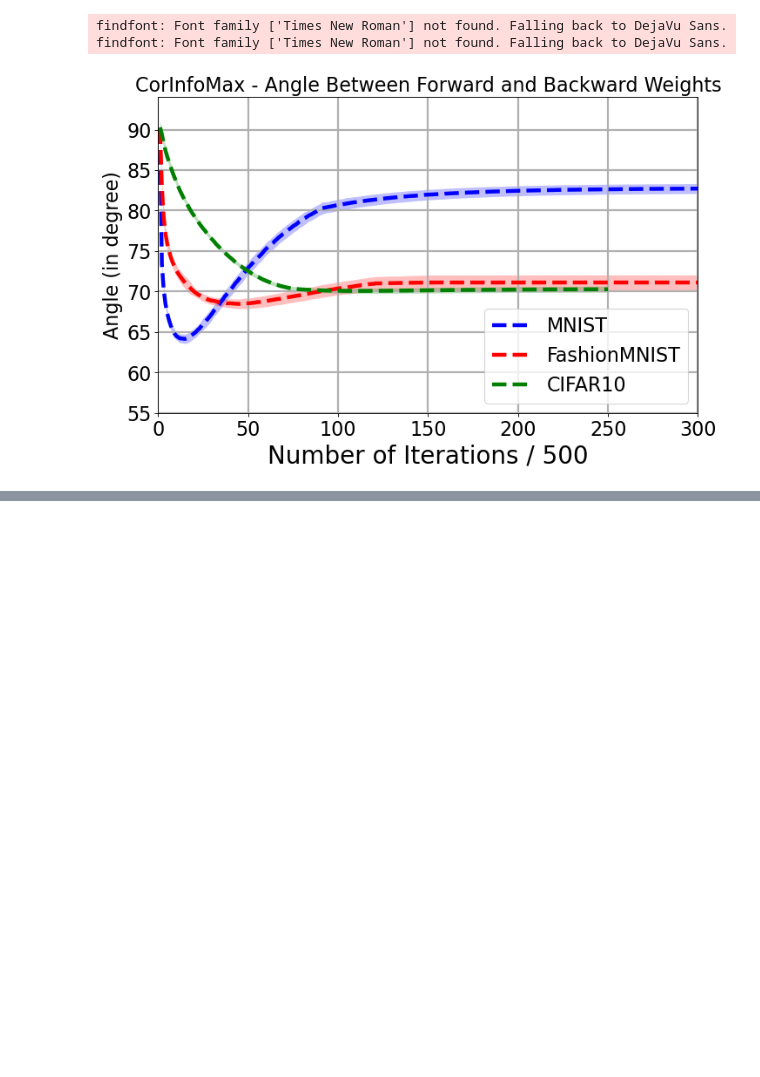
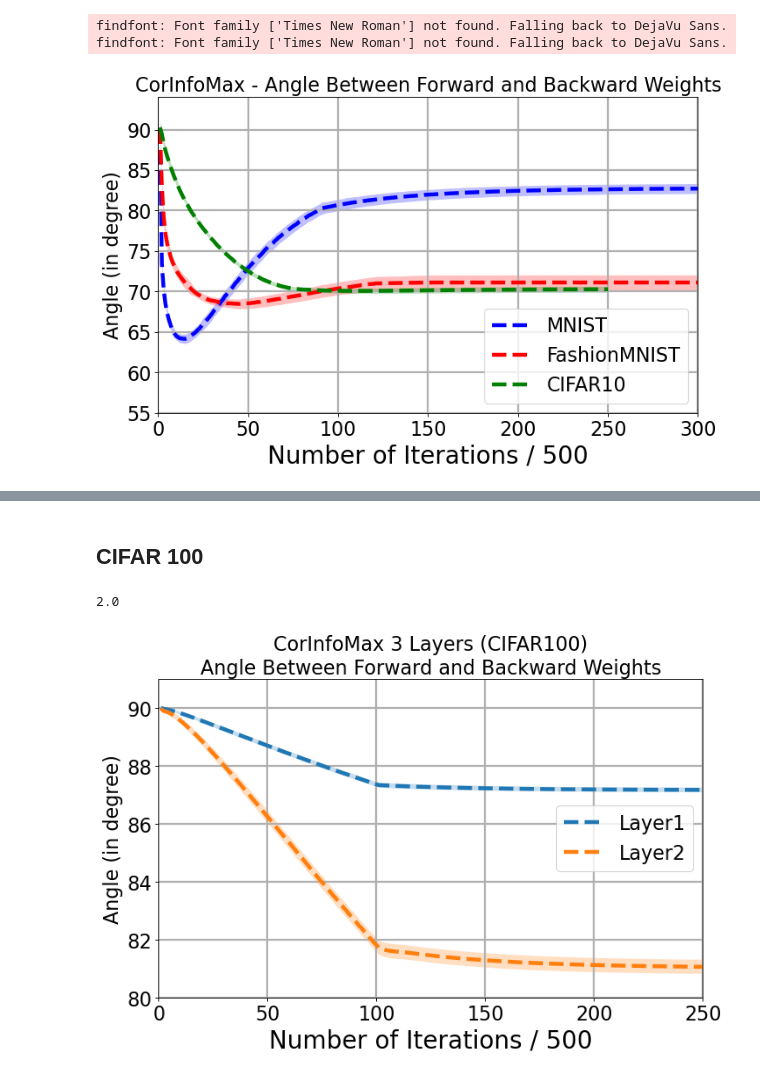
Before and after one commit to BariscanBozkurt/Supervised-CorInfoMax, a Jupyter notebook: Simulations/Classification/AnalyzeSimulations/Plot_CorInfoMax_Angle_Forward_Backward.ipynb, the cells around one changed output, grey strips where cells are left out. Saved outputs shown, nothing was run; the diff lists cells and outputs as text; code cells hidden in the pictures; blank space fills up the shorter version.

```diff
--- a/Simulations/Classification/AnalyzeSimulations/Plot_CorInfoMax_Angle_Forward_Backward.ipynb
+++ b/Simulations/Classification/AnalyzeSimulations/Plot_CorInfoMax_Angle_Forward_Backward.ipynb
@@ -120,0 +285,47 @@ findfont: Font family ['Times New Roman'] not found. Falling back to DejaVu Sans
+# %% [markdown]
+## CIFAR 100
+# %%
+df_results_corinfo_cifar = pd.read_pickle(r"../Results/simulation_results_CorInfoMax_CIFAR100_V3.pkl")
+
+df_results_corinfo_cifar['Trn_ACC_list_top1'] = df_results_corinfo_cifar.apply(lambda row: np.array(row['Trn_ACC_list'])[:,0], axis = 1)
+df_results_corinfo_cifar['Trn_ACC_list_top5'] = df_results_corinfo_cifar.apply(lambda row: np.array(row['Trn_ACC_list'])[:,1], axis = 1)
+df_results_corinfo_cifar['Tst_ACC_list_top1'] = df_results_corinfo_cifar.apply(lambda row: np.array(row['Tst_ACC_list'])[:,0], axis = 1)
+df_results_corinfo_cifar['Tst_ACC_list_top5'] = df_results_corinfo_cifar.apply(lambda row: np.array(row['Tst_ACC_list'])[:,1], axis = 1)
+
+df_results_corinfo_cifar['Trn_ACC_top1'] = df_results_corinfo_cifar.apply(lambda row: row['Trn_ACC_list_top1'][-1], axis = 1)
+df_results_corinfo_cifar['Trn_ACC_top5'] = df_results_corinfo_cifar.apply(lambda row: row['Trn_ACC_list_top5'][-1], axis = 1)
+df_results_corinfo_cifar['Tst_ACC_top1'] = df_results_corinfo_cifar.apply(lambda row: row['Tst_ACC_list_top1'][-1], axis = 1)
+df_results_corinfo_cifar['Tst_ACC_top5'] = df_results_corinfo_cifar.apply(lambda row: row['Tst_ACC_list_top5'][-1], axis = 1)
+
+df_setting_corinfo_cifar = df_results_corinfo_cifar[['setting_number', 'Trn_ACC_top1', 'Tst_ACC_top1', 'Trn_ACC_top5', 'Tst_ACC_top5']].groupby('setting_number').mean().reset_index()
+df_setting_corinfo_cifar[['Trn_ACC_std_top1', 'Tst_ACC_std_top1', 'Trn_ACC_std_top5', 'Tst_ACC_std_top5']] = df_results_corinfo_cifar[['setting_number', 'Trn_ACC_top1', 'Tst_ACC_top1', 'Trn_ACC_top5', 'Tst_ACC_top5']].groupby('setting_number').std().reset_index()[['Trn_ACC_top1', 'Tst_ACC_top1', 'Trn_ACC_top5', 'Tst_ACC_top5']]
+
+best_setting_corinfo_cifar = df_setting_corinfo_cifar.iloc[df_setting_corinfo_cifar['Trn_ACC_top1'].argmax()]['setting_number']
+print(best_setting_corinfo_cifar)
+
+
+weight_angle_corinfo_cifar = np.stack(df_results_corinfo_cifar.loc[df_results_corinfo_cifar["setting_number"] == best_setting_corinfo_cifar]['forward_backward_weight_angle_list'].apply(lambda row: np.array(row)).to_numpy(), axis = 0)
+# compute the mean, 25/75 percentiles, and standard deviation
+fh2=plt.figure(figsize=(10, 6), dpi=80)
+for i in range(2):
+    (mean_corinfo_wa_cifar,
+     perc_25_corinfo_wa_cifar,
+     perc_75_corinfo_wa_cifar,
+     std_data_corinfo_wa_cifar) = perc(weight_angle_corinfo_cifar[:,:,i])
+
+    x_cifar10 = np.arange(1, mean_corinfo_wa_cifar.shape[0]+1)
+    plt.plot(x_cifar10, mean_corinfo_wa_cifar, "--", linewidth=4, label = "Layer" + str(i + 1))
+    plt.fill_between(x_cifar10, mean_corinfo_wa_cifar - std_data_corinfo_wa_cifar, mean_corinfo_wa_cifar + std_data_corinfo_wa_cifar, alpha=0.25, linewidth=0)
+gh=plt.grid(linewidth=2)
+plt.xticks(fontsize=20)
+plt.yticks(fontsize=20)
+plt.ylabel('Angle (in degree)',fontsize=25)
+plt.xlabel(r"Number of Iterations / 500",fontsize=25)
+plt.title("CorInfoMax 3 Layers (CIFAR100)\nAngle Between Forward and Backward Weights")
+plt.axis([0,250, 80,91])
+plt.legend(fontsize = 20, loc = "center right")
+ApplyFont(plt.gca())
+plt.savefig('Figures/CorInfoMax3LayerCIFAR100AngleForwardBackward.pdf', format='pdf')
+# %% [output]
+2.0
+[figure, added]
```
Also changed, not shown: parts of 15 cells of this notebook, 45 other files.
